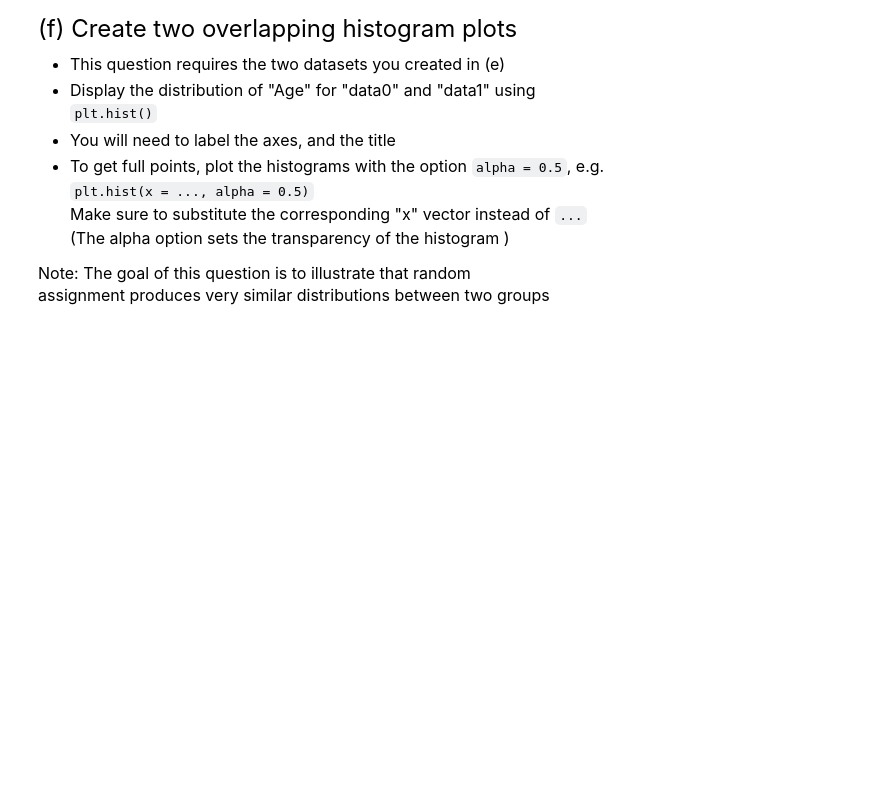
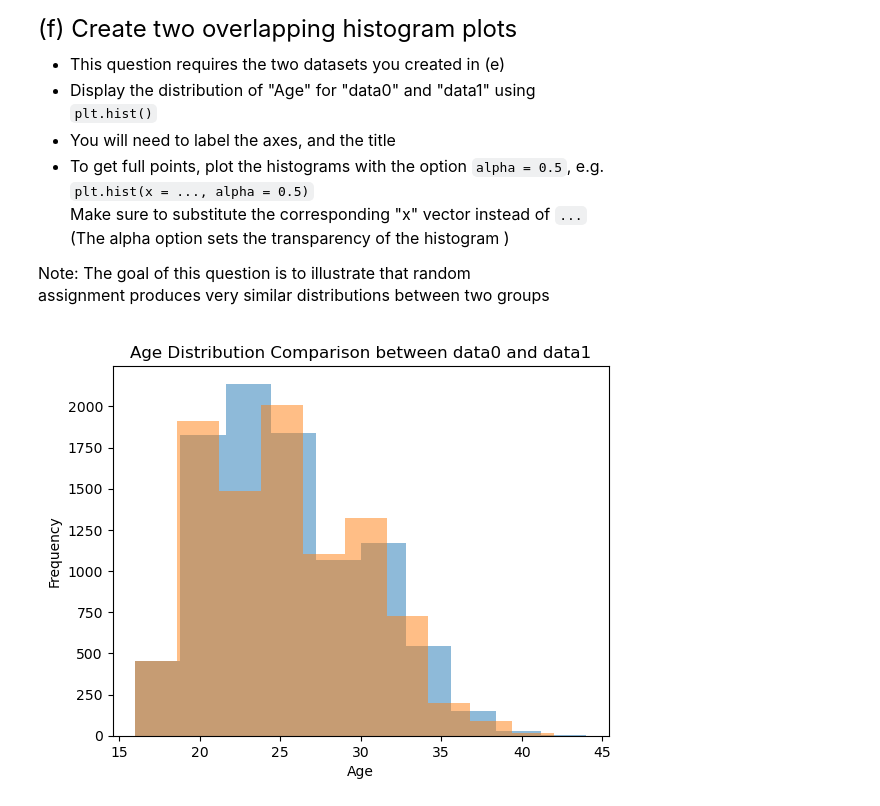
Before and after one commit to saramperezr/qtm151spring2024, a Jupyter notebook: Quiz2/Quiz 2.ipynb, the cells around one changed output. Saved outputs shown, nothing was run; the diff lists cells and outputs as text; code cells hidden in the pictures; blank space fills up the shorter version.

```diff
--- a/Quiz2/Quiz 2.ipynb
+++ b/Quiz2/Quiz 2.ipynb
@@ -202,13 +267,22 @@ store it in a new dataset called "data1"
 # %%
 # Write your own code
 
-n = df.iloc [list_rows, :]
-display (n)
+#n = df.iloc [list_rows, :
+#display (n)
 
-random_var = display(df.iloc[0:1,:]) #not uniform distribution
-
-
-
+#random_var = display(df.iloc[0:1,:]) #not uniform distribution
 
 #did not have time to complete/debug
+
+n = len(df)
+random_var = np.random.uniform(0, 1, size=n)
+df['random_var'] = random_var  #add random_var to dataset
+
+#subset all observations
+data0 = df.query('random_var < 0.5')
+data1 = df.query('random_var >= 0.5')
+
+print(f"Total rows in the original dataset: {n}")
+print(f"Rows in subset data0: {len(data0)}")
+print(f"Rows in subset data1: {len(data1)}")
 # %% [output]
@@ -237,0 +310,16 @@ assignment produces very similar distributions between two groups
+# %%
+# Write your own code
+
+#did not have time to complete
+
+plt.hist(data0['Age'], alpha=0.5, label='data0 Age Distribution')
+plt.hist(data1['Age'], alpha=0.5, label='data1 Age Distribution')
+
+#labeling axis
+plt.xlabel('Age')
+plt.ylabel('Frequency')
+plt.title('Age Distribution Comparison between data0 and data1')
+
+plt.show()
+# %% [output]
+[figure, added]
```
Also changed, not shown: parts of 7 cells of this notebook, 2 other files.
